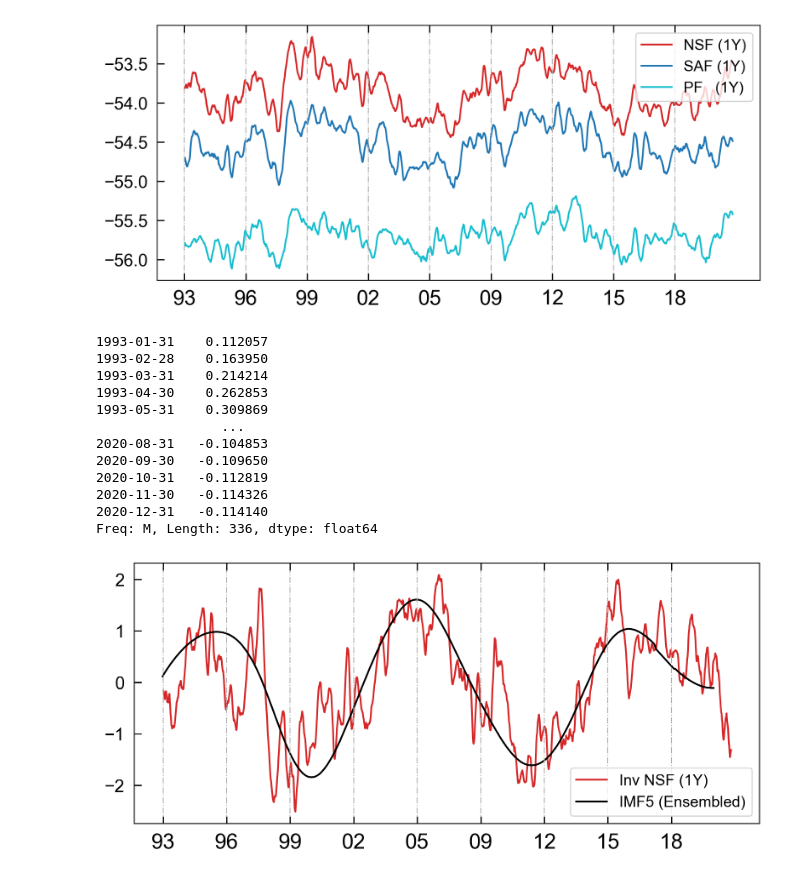
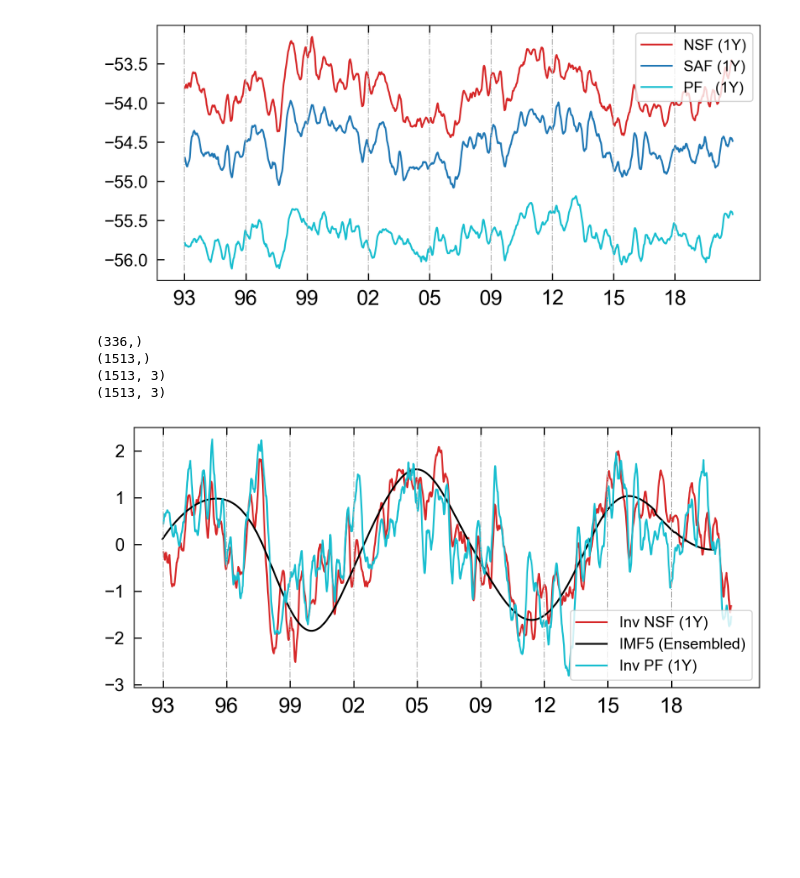
Before and after one commit to birostris36/JNUpack, a Jupyter notebook: mySO_src/main/Fronts/plot.ipynb, the cells around one changed output. Drawn from its saved outputs; the diff is of its cells as text; code cells hidden in the pictures; blank space fills up the shorter version.

```diff
--- a/mySO_src/main/Fronts/plot.ipynb
+++ b/mySO_src/main/Fronts/plot.ipynb
@@ -137,44 +128,40 @@ with open(myEEMD_pth+'EEMD_'+f'{ModeN:02d}'+'_mode.pickle', 'rb') as f:
 Esig9317=data.mean(axis=1).loc['1993-01':'2021-12']
 Esig9317_N=(Esig9317-Esig9317.mean())/Esig9317.std()
 # %%
-myTime=pd.date_range("1993-01", "2017-12", freq='1M')
+# myTime=pd.date_range("1993-01", "2017-12", freq='1M')
-# %%
-Esig9317_N
-# %% [output]
-1993-01-31    0.112057
-1993-02-28    0.163950
-1993-03-31    0.214214
-1993-04-30    0.262853
-1993-05-31    0.309869
-                ...
-2020-08-31   -0.104853
-2020-09-30   -0.109650
-2020-10-31   -0.112819
-2020-11-30   -0.114326
-2020-12-31   -0.114140
-Freq: M, Length: 336, dtype: float64
+# %%
+print(Esig9317_N.index.shape)
+print(myTime.shape)
+print(mySig12_N.shape)
+print(mySig12.shape)
+# %% [output]
+(336,)
+(1513,)
+(1513, 3)
+(1513, 3)
 # %%
 Label_size = 18
 fig, axs = plt.subplots(1,1,figsize=(8,3.7),constrained_layout = True,
                     dpi=200)
 f1 = axs.plot(myTime,-mySig12_N['NSF'], label='Inv NSF (1Y)',color='C3',linewidth=1.5,zorder=0)
 f2 = axs.plot(Esig9317_N.index,Esig9317_N[:], label='IMF5 (Ensembled)',color='k',linewidth=1.5,zorder=0)
+f3 = axs.plot(myTime,-mySig12_N['PF'], label='Inv PF (1Y)',color='C9',linewidth=1.5,zorder=0)
 
 # axs.set_title(t_name,loc='right',fontdict={'fontsize':20,'fontweight':'regular','fontstyle':'italic'})
 axs.tick_params(axis='both', labelsize=Label_size)
 axs.grid(axis='x',linestyle='-.')
 xtick_location = myTime[5::12*2*7]
 xtick_labels = t_label[5::12*2*7]
 axs.set_xticks(ticks=xtick_location)
 axs.set_xticklabels(xtick_labels, rotation=0, fontsize=Label_size, alpha=1)
 axs.tick_params(axis='x', direction='in', length=6, pad=8, labelsize=Label_size, labelcolor='k', top=True,width=1.)
 axs.tick_params(axis='y', direction='in', length=6, pad=8, labelsize=Label_size-3, width=1., color='k')
 plt.tight_layout()
 plt.legend(fontsize=Label_size-5)
 if 0:
     # plt.savefig(wnpth'/ppt/'+save_name,
     #         facecolor='none',edgecolor='none',bbox_inches='tight',transparent=True)
     plt.savefig(self.wpth+'/'+save_name,bbox_inches='tight')
 plt.show()
 # %% [output]
-[figure, old version]
+[figure, new version]
```
Also changed, not shown: parts of 2 cells of this notebook, 22 other files.
